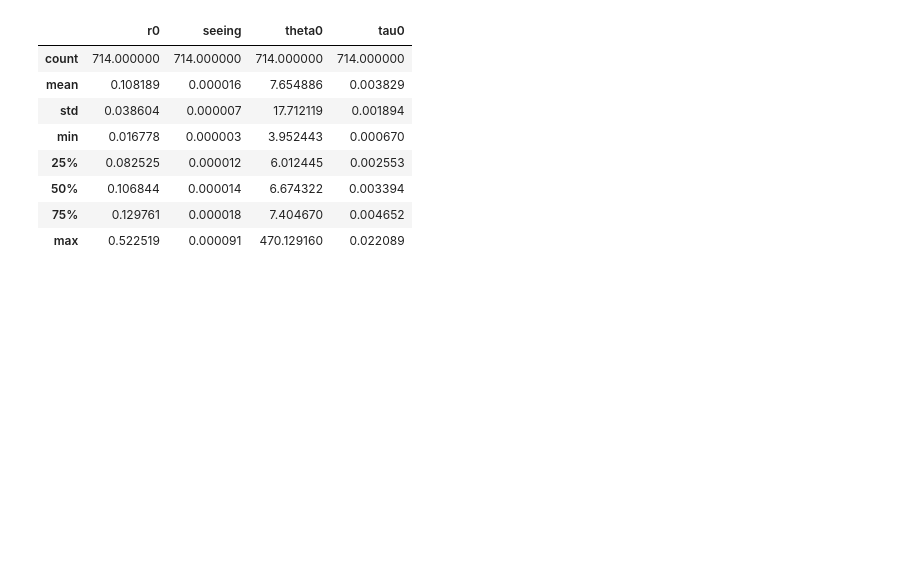
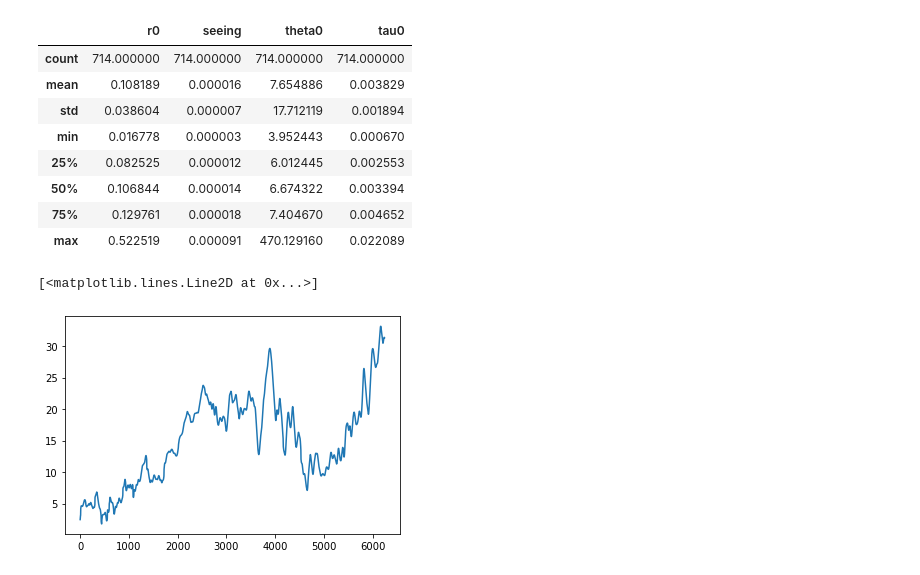
Before and after one commit to eklz/Gauss-Legendre-quadrature, a Jupyter notebook: Codes/visu.ipynb, the cells around one changed output. Drawn from its saved outputs; the diff is of its cells as text; code cells hidden in the pictures; blank space fills up the shorter version.

```diff
--- a/Codes/visu.ipynb
+++ b/Codes/visu.ipynb
@@ -61,3 +56,8 @@ data.moments().describe()
 | 50% | 0.106844 | 0.000014 | 6.674322 | 0.003394 |
 | 75% | 0.129761 | 0.000018 | 7.404670 | 0.004652 |
 | max | 0.522519 | 0.000091 | 470.129160 | 0.022089 |
+# %%
+plt.plot(data[50].wspeed.values)
+# %% [output]
+[<matplotlib.lines.Line2D at 0x...>]
+[figure, added]
```
Also changed, not shown: parts of 2 cells of this notebook.
